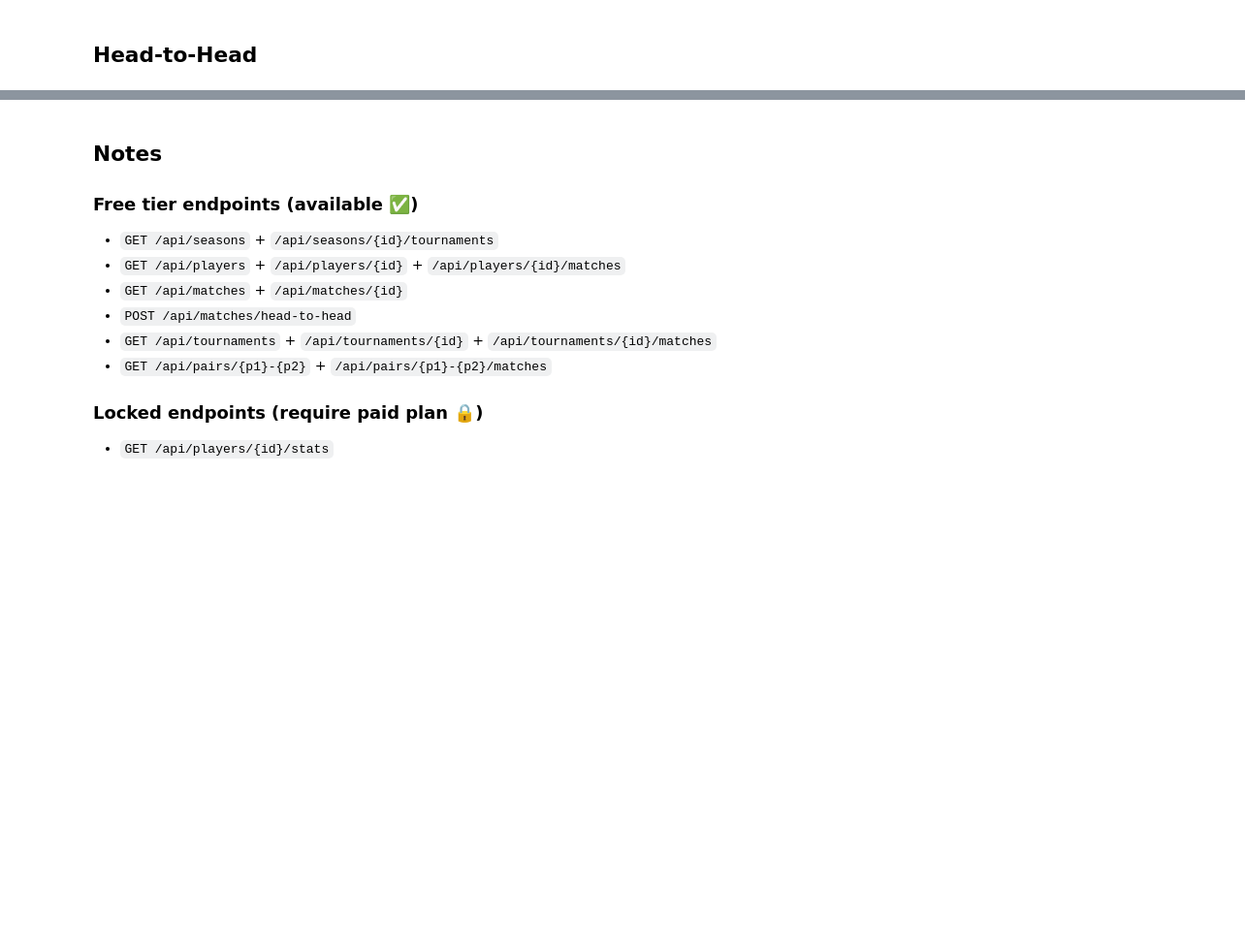
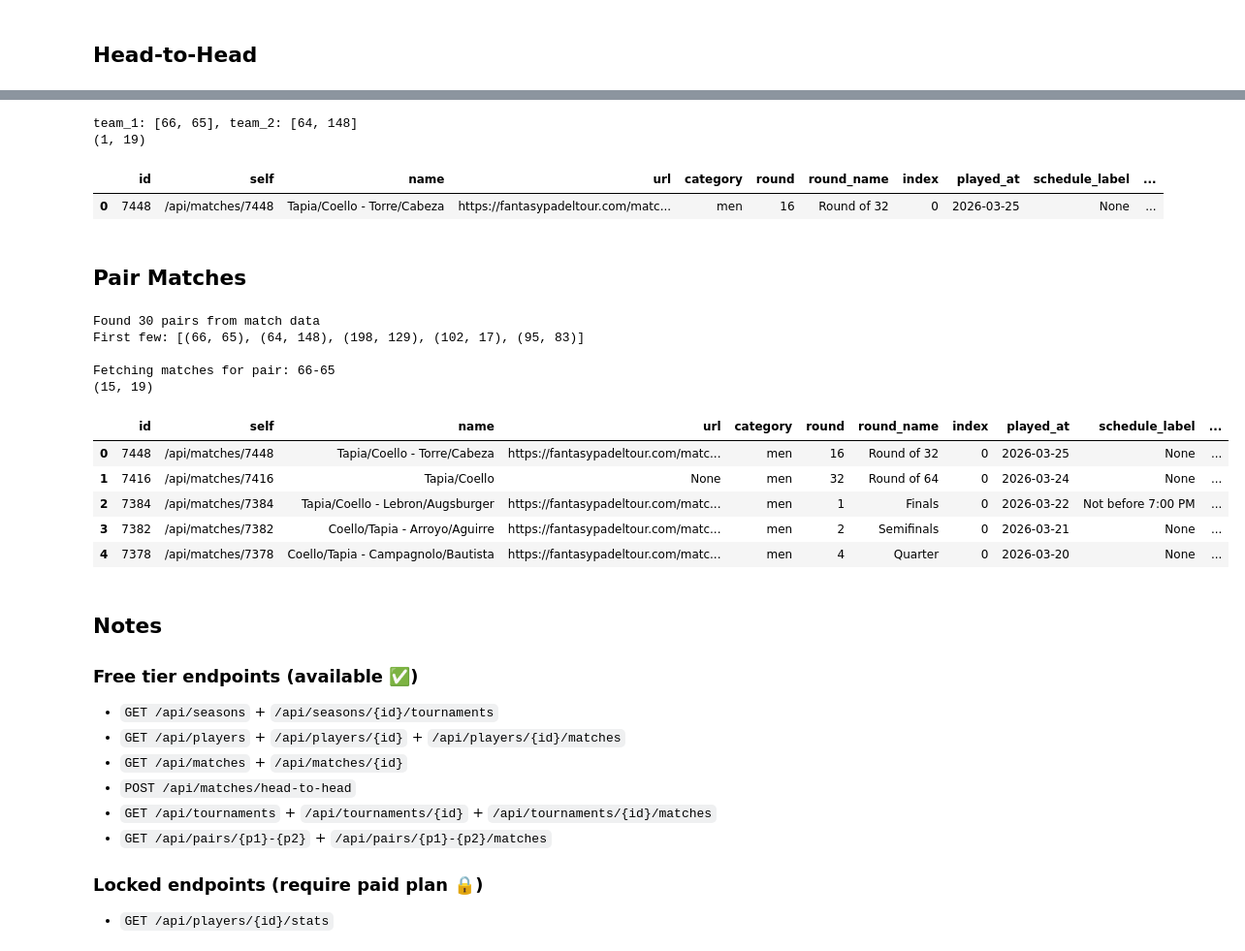
Before and after one commit to TheodorUtvik/padel-analytics, a Jupyter notebook: notebooks/01_explore_api.ipynb, the cells around one changed output, grey strips where cells are left out. Shown at 97% size. Saved outputs shown, nothing was run; the diff lists cells and outputs as text; code cells hidden in the pictures; blank space fills up the shorter version.

```diff
--- a/notebooks/01_explore_api.ipynb
+++ b/notebooks/01_explore_api.ipynb
@@ -70,3 +110,59 @@ df_matches.head()
+# %%
+# Use real players from match data — team_1 vs team_2 from the first match
+first_match = df_matches.iloc[0]['players']
+team_1_ids = [p['id'] for p in first_match['team_1']]
+team_2_ids = [p['id'] for p in first_match['team_2']]
+
+print(f'team_1: {team_1_ids}, team_2: {team_2_ids}')
+
+h2h = client.get_head_to_head(team_1=team_1_ids, team_2=team_2_ids)
+df_h2h = pd.DataFrame(h2h.get('data', []))
+print(df_h2h.shape)
+df_h2h.head()
+# %% [output]
+team_1: [66, 65], team_2: [64, 148]
+(1, 19)
+|  | id | self | name | url | category | round | round_name | index | played_at | schedule_label | ... |
+| 0 | 7448 | /api/matches/7448 | Tapia/Coello - Torre/Cabeza | https://fantasypadeltour.com/matc... | men | 16 | Round of 32 | 0 | 2026-03-25 | None | ... |
+# %% [markdown]
+## Pair Matches
+# %%
+# Extract real pairs from match data — players must have actually played together
+def extract_pairs(matches_data):
+    pairs = []
+    for match in matches_data:
+        players = match.get('players', {})
+        for team_key in ('team_1', 'team_2'):
+            team = players.get(team_key, [])
+            if len(team) == 2:
+                pairs.append((team[0]['id'], team[1]['id']))
+    return pairs
+
+pairs = extract_pairs(df_matches.to_dict('records'))
+print(f'Found {len(pairs)} pairs from match data')
+print('First few:', pairs[:5])
+
+if pairs:
+    p1_id, p2_id = pairs[0]
+    print(f'\nFetching matches for pair: {p1_id}-{p2_id}')
+    pair_matches = client.get_pair_matches(p1_id, p2_id)
+    df_pair_matches = pd.DataFrame(pair_matches.get('data', []))
+    print(df_pair_matches.shape)
+    display(df_pair_matches.head())
+else:
+    print('No pairs found — try fetching matches with a broader date range')
+# %% [output]
+Found 30 pairs from match data
+First few: [(66, 65), (64, 148), (198, 129), (102, 17), (95, 83)]
+
+Fetching matches for pair: 66-65
+(15, 19)
+|  | id | self | name | url | category | round | round_name | index | played_at | schedule_label | ... |
+| 0 | 7448 | /api/matches/7448 | Tapia/Coello - Torre/Cabeza | https://fantasypadeltour.com/matc... | men | 16 | Round of 32 | 0 | 2026-03-25 | None | ... |
+| 1 | 7416 | /api/matches/7416 | Tapia/Coello | None | men | 32 | Round of 64 | 0 | 2026-03-24 | None | ... |
+| 2 | 7384 | /api/matches/7384 | Tapia/Coello - Lebron/Augsburger | https://fantasypadeltour.com/matc... | men | 1 | Finals | 0 | 2026-03-22 | Not before 7:00 PM | ... |
+| 3 | 7382 | /api/matches/7382 | Coello/Tapia - Arroyo/Aguirre | https://fantasypadeltour.com/matc... | men | 2 | Semifinals | 0 | 2026-03-21 | None | ... |
+| 4 | 7378 | /api/matches/7378 | Coello/Tapia - Campagnolo/Bautista | https://fantasypadeltour.com/matc... | men | 4 | Quarter | 0 | 2026-03-20 | None | ... |
 # %% [markdown]
 ## Notes
 
```
Also changed, not shown: parts of 12 cells of this notebook, 1 other file.
